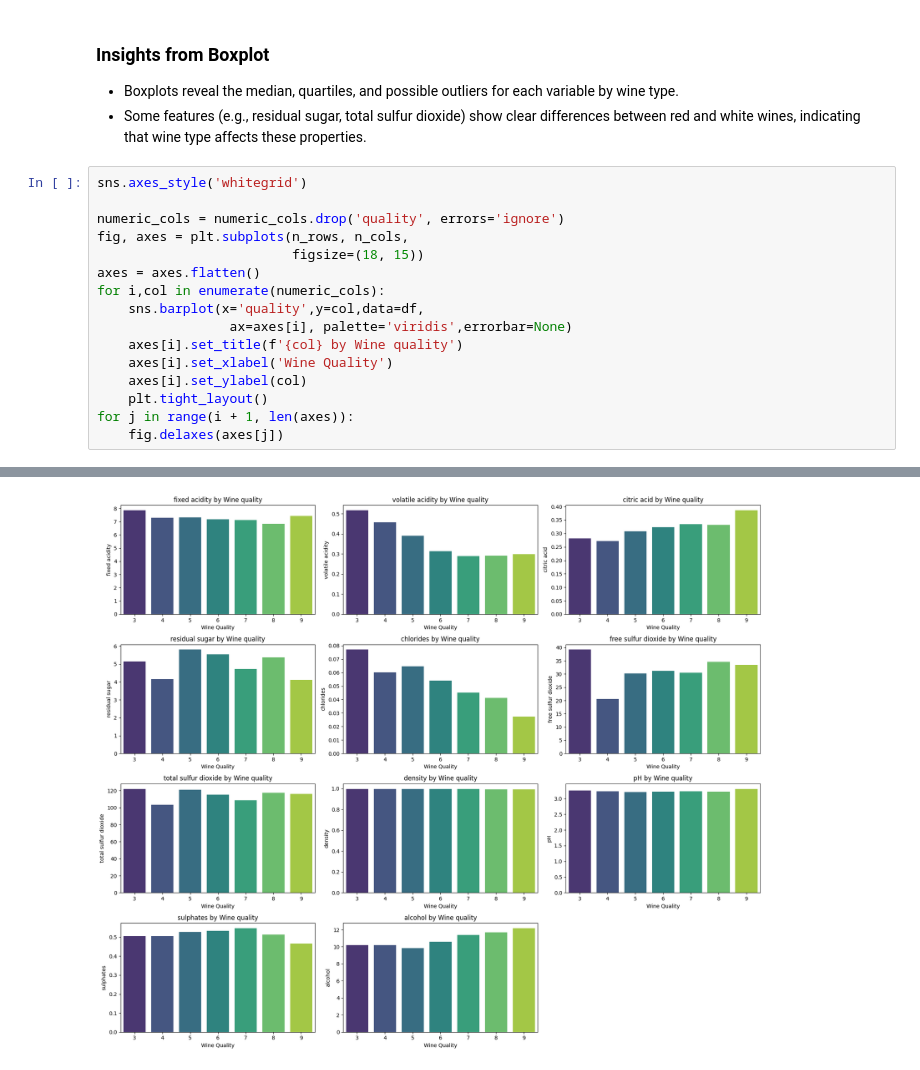
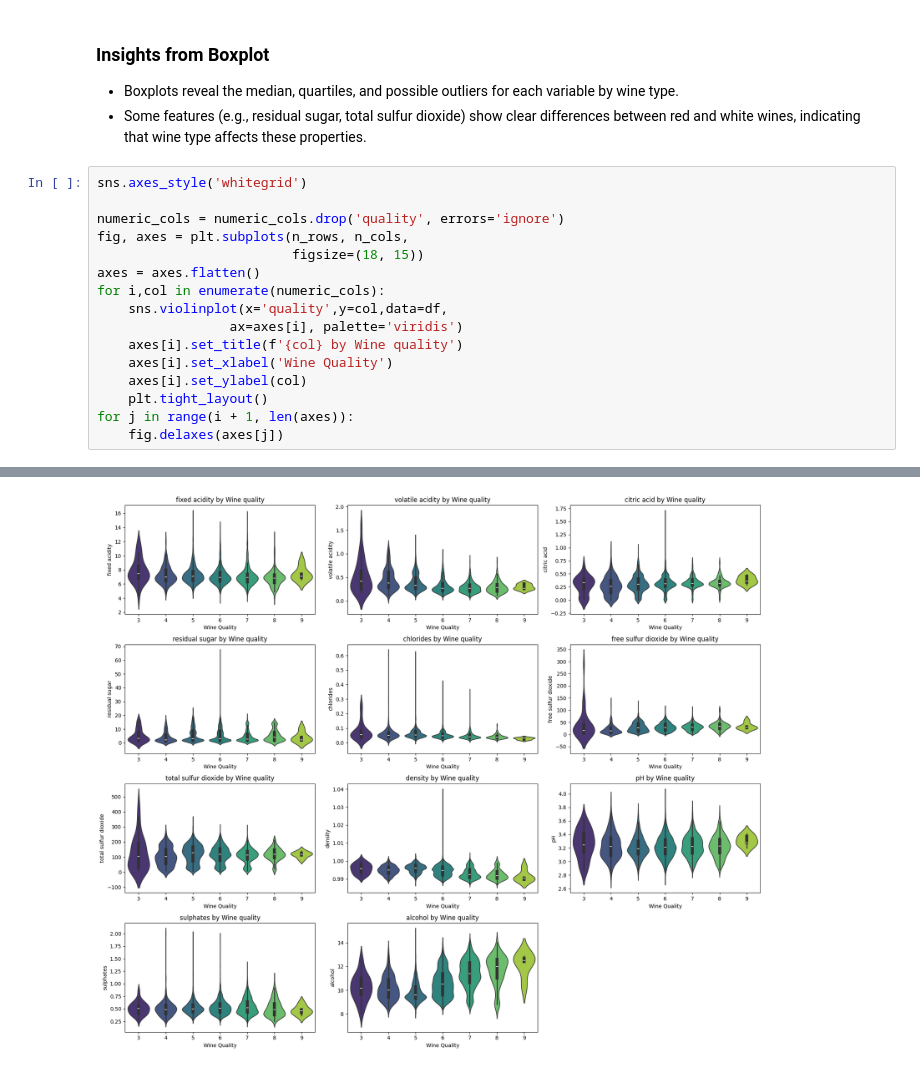
Before and after one commit to snarula31/wine-quality-prediction, a Jupyter notebook: notebook/wine_quality_prediciton_eda.ipynb, the cells around one changed output, grey strips where cells are left out. Saved outputs shown, nothing was run; the diff lists cells and outputs as text.

```diff
--- a/notebook/wine_quality_prediciton_eda.ipynb
+++ b/notebook/wine_quality_prediciton_eda.ipynb
@@ -225,8 +225,8 @@ fig, axes = plt.subplots(n_rows, n_cols,
                          figsize=(18, 15))
 axes = axes.flatten()
 for i,col in enumerate(numeric_cols):
-    sns.barplot(x='quality',y=col,data=df,
-                 ax=axes[i], palette='viridis',errorbar=None)
+    sns.violinplot(x='quality',y=col,data=df,
+                 ax=axes[i], palette='viridis')
     axes[i].set_title(f'{col} by Wine quality')
     axes[i].set_xlabel('Wine Quality')
     axes[i].set_ylabel(col)
@@ -254 +254 @@ Passing `palette` without assigning `hue` is deprecated and will be removed in v
-[figure, old version]
+[figure, new version]
```
Also changed, not shown: parts of 3 cells of this notebook, 2 other files.
